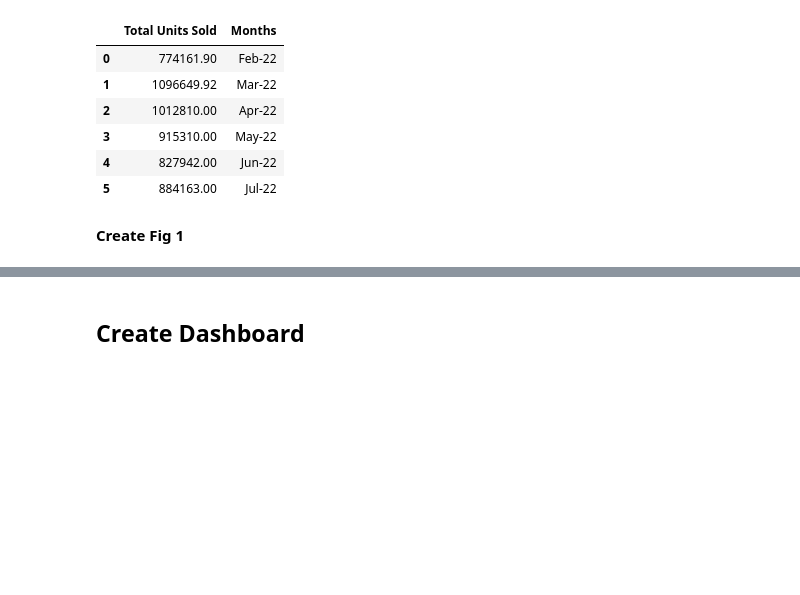
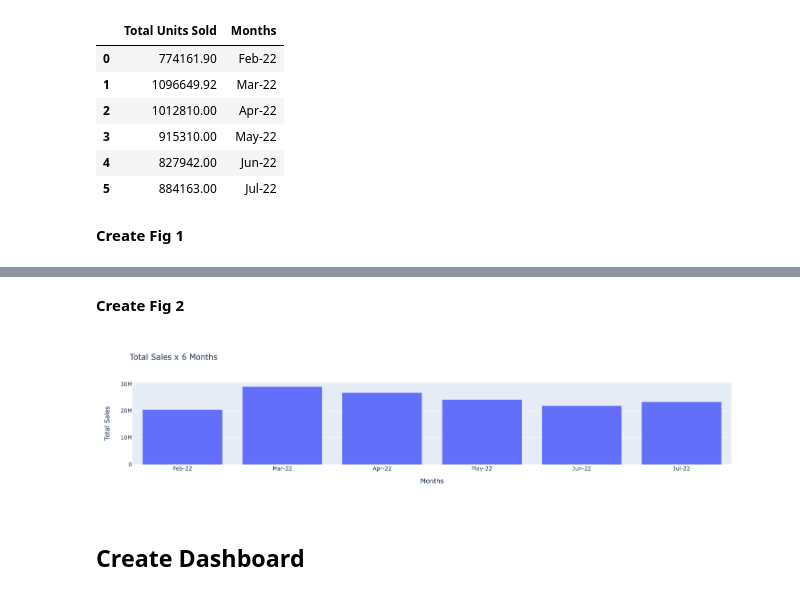
Before and after one commit to rafaelcyin/Bestfer_Solution, a Jupyter notebook: mvp.ipynb, the cells around one changed output, grey strips where cells are left out. Drawn from its saved outputs; the diff is of its cells as text; code cells hidden in the pictures; blank space fills up the shorter version.

```diff
--- a/mvp.ipynb
+++ b/mvp.ipynb
@@ -42,6 +44,13 @@ sales_df = units_df
 sales_df["Total Units Sold"] = avg_price * sales_df["Total Units Sold"]
 # %%
 sales_df = sales_df.rename(columns = {'Total Units Sold' : 'Total Sales'})
+# %% [markdown]
+**Create Fig 2**
+# %%
+fig2 = px.bar(sales_df, x = 'Months', y = 'Total Sales', title='Total Sales x 6 Months')
+fig2
+# %% [output]
+[figure, added]
 # %% [markdown]
 ## Create Dashboard
 # %%
```
Also changed, not shown: parts of 3 cells of this notebook.
